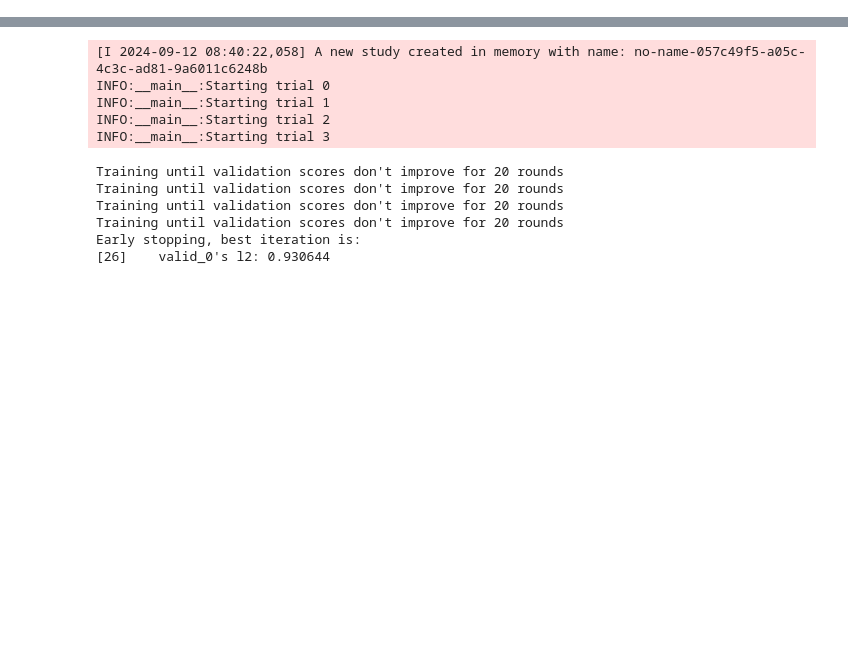
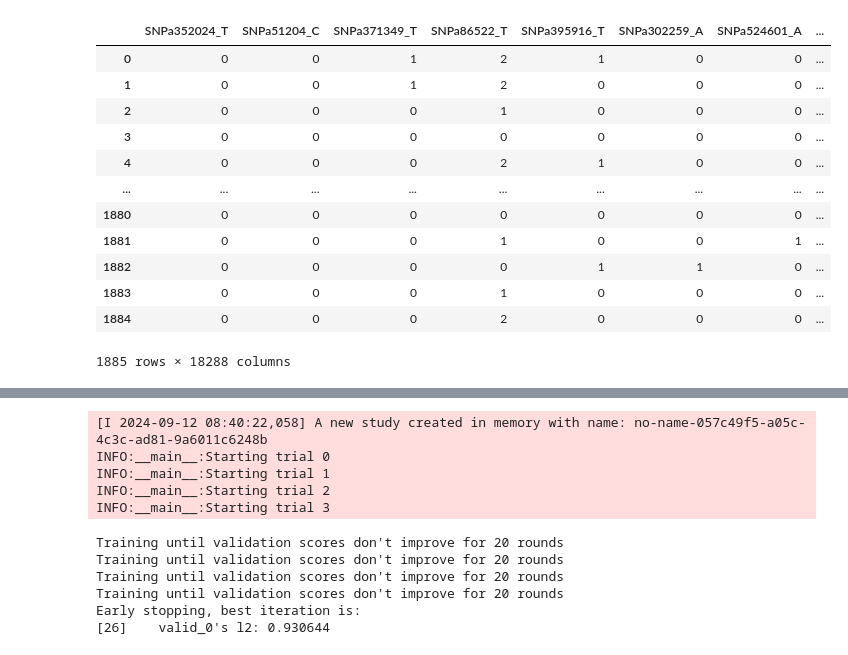
Before and after one commit to simenklw/ProjectThesis, a Jupyter notebook: island_split.ipynb, the cells around one changed output, grey strips where cells are left out. Cells and saved outputs as stored; diff of their text form; code cells hidden in the pictures; blank space fills up the shorter version.

```diff
--- a/test.ipynb
+++ b/island_split.ipynb
@@ -104,3 +61,9 @@ def simple_splitter(X, y, proportion_of_snps : float = 1, test_size : float = 0.
 # %%
 X, y, ringnrs, mean_pheno = prep_data_before_train(data, "mass")
+del data
 X.drop(columns = ["hatchisland"], inplace = True)
+X["ringnr"] = ringnrs
+
+target = pd.DataFrame(y)
+target["mean_pheno"] = mean_pheno
+target["ringnr"] = ringnrs
@@ -124,0 +113,32 @@ lgbm_space = {
+# %%
+X = pd.merge(X,splits, on = "ringnr", how = "inner")
+X = pd.merge(X,target, on = "ringnr", how = "inner")
+# %%
+def subset(X:pd.DataFrame, seed:int = 42, snp_prop:float = 0.2) -> pd.DataFrame:
+    """
+    Function to subset the data into a smaller dataset for testing purposes,
+    sampling only a subset of the features
+    """
+    np.random.seed(seed)
+    sample_columns = np.random.choice(X.columns[:-4], int(len(X.columns[:-4])*snp_prop), replace = False)
+    sample_columns = np.append(sample_columns, ["ringnr","fold", "ID", "mean_pheno"])
+
+    return X[sample_columns]
+# %%
+X = subset(X, snp_prop = 0.1)
+# %%
+X
+# %% [output]
+|  | SNPa352024_T | SNPa51204_C | SNPa371349_T | SNPa86522_T | SNPa395916_T | SNPa302259_A | SNPa524601_A | ... |
+| 0 | 0 | 0 | 1 | 2 | 1 | 0 | 0 | ... |
+| 1 | 0 | 0 | 1 | 2 | 0 | 0 | 0 | ... |
+| 2 | 0 | 0 | 0 | 1 | 0 | 0 | 0 | ... |
+| 3 | 0 | 0 | 0 | 0 | 0 | 0 | 0 | ... |
+| 4 | 0 | 0 | 0 | 2 | 1 | 0 | 0 | ... |
+| ... | ... | ... | ... | ... | ... | ... | ... | ... |
+| 1880 | 0 | 0 | 0 | 0 | 0 | 0 | 0 | ... |
+| 1881 | 0 | 0 | 0 | 1 | 0 | 0 | 1 | ... |
+| 1882 | 0 | 0 | 0 | 0 | 1 | 1 | 0 | ... |
+| 1883 | 0 | 0 | 0 | 1 | 0 | 0 | 0 | ... |
+| 1884 | 0 | 0 | 0 | 2 | 0 | 0 | 0 | ... |
+1885 rows × 18288 columns
```
Also changed, not shown: parts of 10 cells of this notebook, 10 other files.
